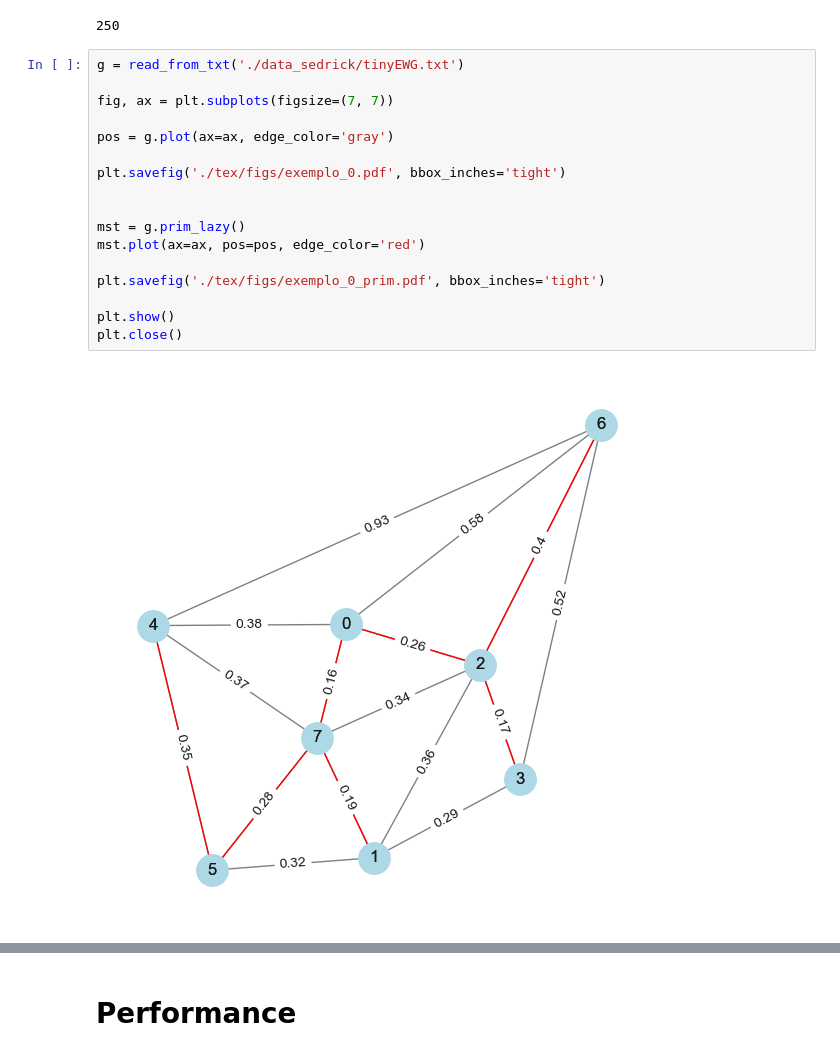
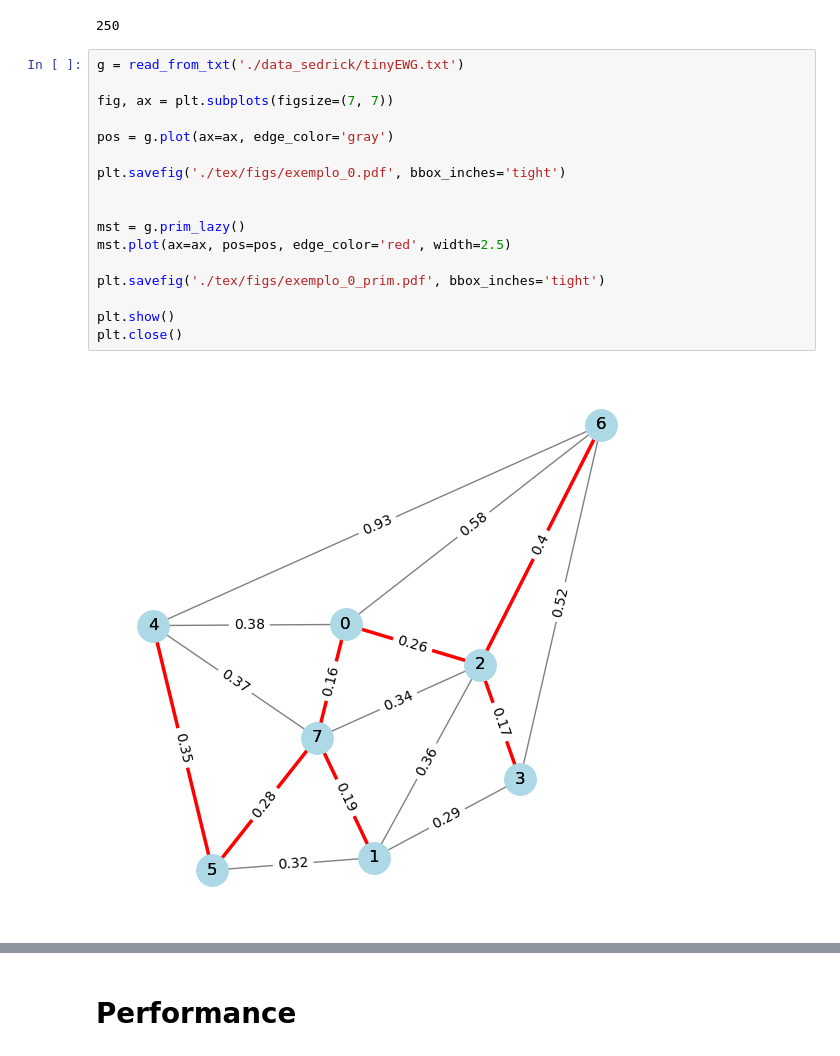
Before and after one commit to mtsodf/algoritmos, a Jupyter notebook: semana09/semana09.ipynb, the cells around one changed output, grey strips where cells are left out. Saved outputs shown, nothing was run; the diff lists cells and outputs as text.

```diff
--- a/semana09/semana09.ipynb
+++ b/semana09/semana09.ipynb
@@ -30,19 +27,19 @@ print(mst.size)
 # %%
 g = read_from_txt('./data_sedrick/tinyEWG.txt')
 
 fig, ax = plt.subplots(figsize=(7, 7))
 
 pos = g.plot(ax=ax, edge_color='gray')
 
 plt.savefig('./tex/figs/exemplo_0.pdf', bbox_inches='tight')
 
 
 mst = g.prim_lazy()
-mst.plot(ax=ax, pos=pos, edge_color='red')
+mst.plot(ax=ax, pos=pos, edge_color='red', width=2.5)
 
 plt.savefig('./tex/figs/exemplo_0_prim.pdf', bbox_inches='tight')
 
 plt.show()
 plt.close()
 # %% [output]
-[figure, old version]
+[figure, new version]
```
Also changed, not shown: parts of 2 cells of this notebook.
